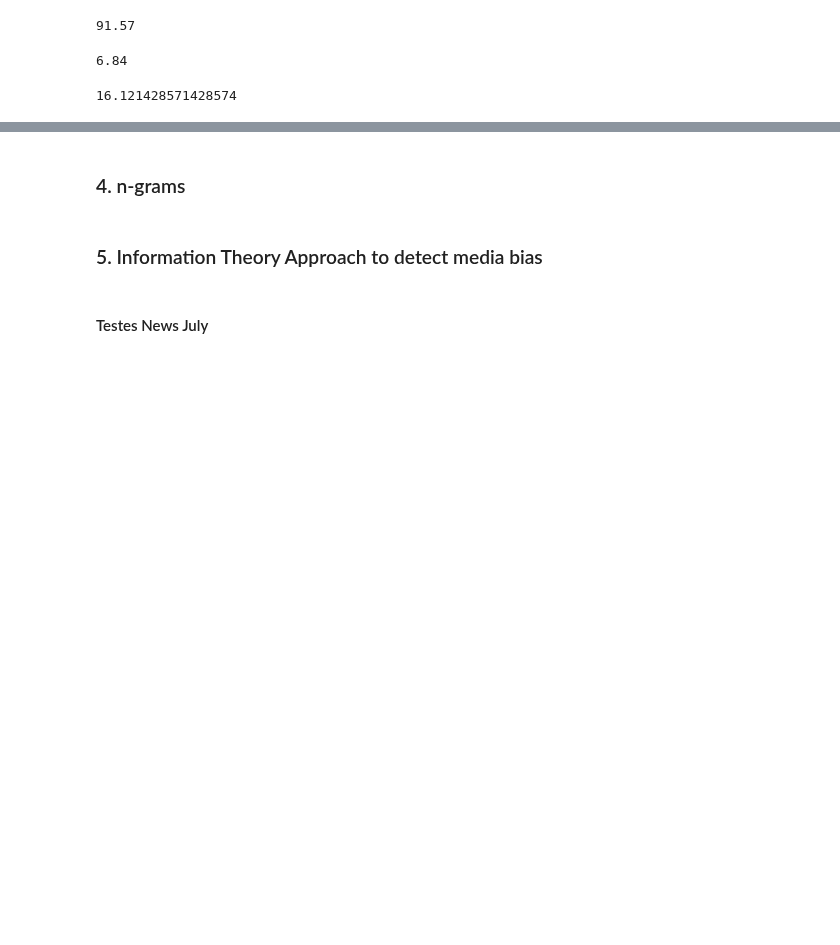
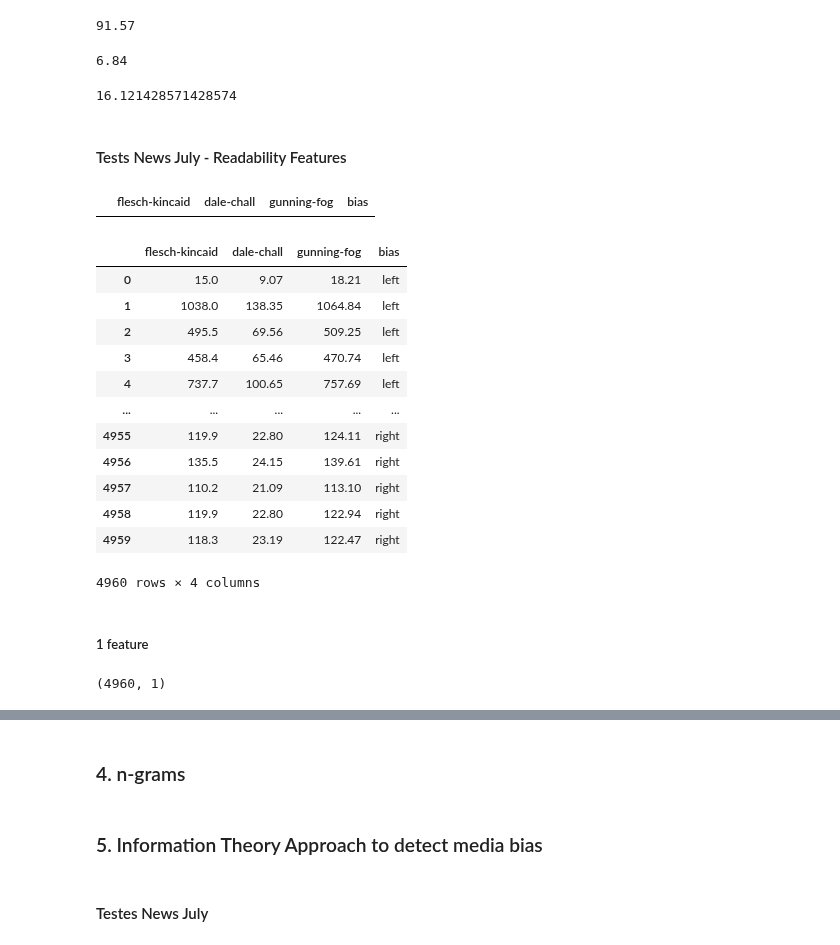
Before and after one commit to ldocarvalho/portals-bias, a Jupyter notebook: portals_bias.ipynb, the cells around one changed output, grey strips where cells are left out. Drawn from its saved outputs; the diff is of its cells as text; code cells hidden in the pictures; blank space fills up the shorter version.

Commit message:
Readability feature extraction in News July

```diff
--- a/portals_bias.ipynb
+++ b/portals_bias.ipynb
@@ -208,3 +208,40 @@ dale_chall_readability_score(text_to_test)
 gunning_fog_score(text_to_test)
 # %% [output]
 16.121428571428574
+# %% [markdown]
+#### Tests News July - Readability Features
+# %%
+df_readability_names = ["flesch-kincaid", "dale-chall", "gunning-fog", "bias"]
+df_readability = pd.DataFrame(columns = df_readability_names)
+df_readability
+# %% [output]
+|  | flesch-kincaid | dale-chall | gunning-fog | bias |
+# %%
+import textstat
+
+for value in df_news_july.values:
+  bias = ""
+  if "left" in value[3]:
+    bias = "left"
+  else:
+    bias = "right"
+  content = preprocess(value[2])
+  flesch_kincaid = textstat.flesch_kincaid_grade(content)
+  dale_chall = textstat.dale_chall_readability_score(content)
+  gunning_fog = textstat.gunning_fog(content)
+  df_readability = df_readability.append({"flesch-kincaid": flesch_kincaid, "dale-chall": dale_chall, "gunning-fog": gunning_fog, "bias": bias}, ignore_index=True)
+df_readability
+# %% [output]
+|  | flesch-kincaid | dale-chall | gunning-fog | bias |
+| 0 | 15.0 | 9.07 | 18.21 | left |
+| 1 | 1038.0 | 138.35 | 1064.84 | left |
+| 2 | 495.5 | 69.56 | 509.25 | left |
+| 3 | 458.4 | 65.46 | 470.74 | left |
+| 4 | 737.7 | 100.65 | 757.69 | left |
+| ... | ... | ... | ... | ... |
+| 4955 | 119.9 | 22.80 | 124.11 | right |
+| 4956 | 135.5 | 24.15 | 139.61 | right |
+| 4957 | 110.2 | 21.09 | 113.10 | right |
+| 4958 | 119.9 | 22.80 | 122.94 | right |
+| 4959 | 118.3 | 23.19 | 122.47 | right |
+4960 rows × 4 columns
@@ -210,0 +250,2 @@ gunning_fog_score(text_to_test)
+# %% [markdown]
+##### 1 feature
@@ -210,0 +268,5 @@ gunning_fog_score(text_to_test)
+# %%
+# Flesch-Kincaid
+X_1 = df_readability.drop(['dale-chall', 'gunning-fog', 'bias'], axis=1)
+# %% [output]
+(4960, 1)
```
Also changed, not shown: parts of 35 cells of this notebook.
